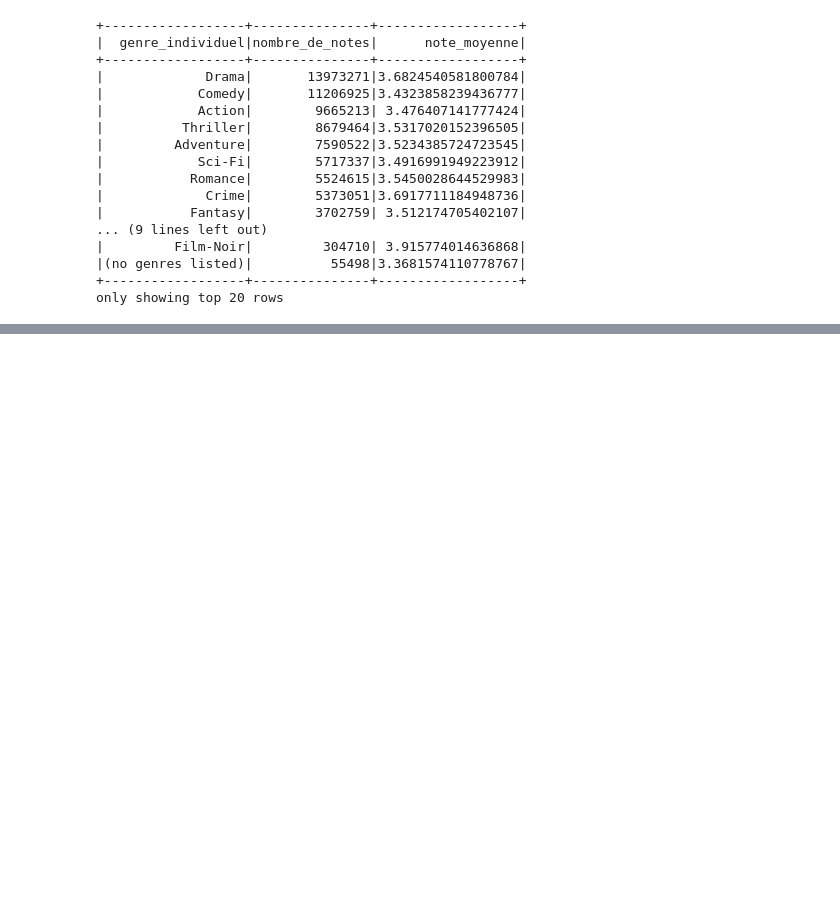
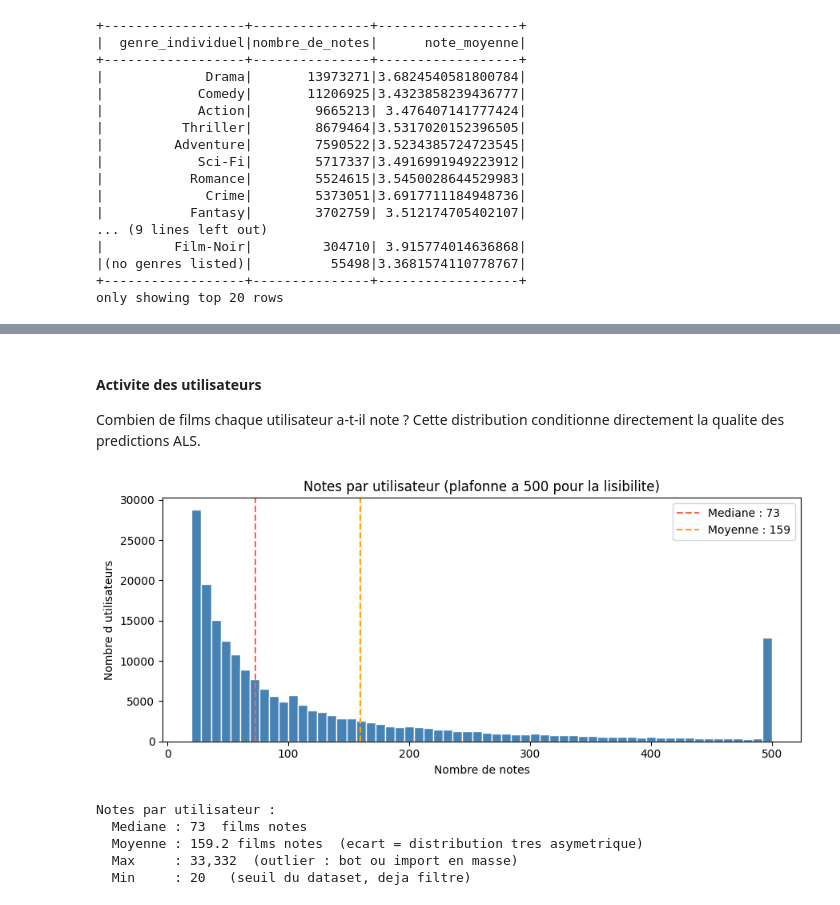
Before and after one commit to helio-aubrun/sparkle-movie, a Jupyter notebook: 01_exploration.ipynb, the cells around one changed output, grey strips where cells are left out. Drawn from its saved outputs; the diff is of its cells as text; code cells hidden in the pictures; blank space fills up the shorter version.

```diff
--- a/01_exploration.ipynb
+++ b/01_exploration.ipynb
@@ -206,0 +275,34 @@ only showing top 20 rows
+# %% [markdown]
+#### Activite des utilisateurs
+
+Combien de films chaque utilisateur a-t-il note ?
+Cette distribution conditionne directement la qualite des predictions ALS.
+# %%
+notes_par_user = df_ratings_final.groupBy('userId').count().toPandas()
+
+mediane_u = notes_par_user['count'].median()
+moyenne_u = notes_par_user['count'].mean()
+
+plt.figure(figsize=(9, 4))
+plt.hist(notes_par_user['count'].clip(upper=500), bins=60, color='steelblue', edgecolor='white')
+plt.axvline(mediane_u, color='tomato', linestyle='--', linewidth=1.5, label=f'Mediane : {mediane_u:.0f}')
+plt.axvline(moyenne_u, color='orange', linestyle='--', linewidth=1.5, label=f'Moyenne : {moyenne_u:.0f}')
+plt.title('Notes par utilisateur (plafonne a 500 pour la lisibilite)')
+plt.xlabel('Nombre de notes')
+plt.ylabel('Nombre d utilisateurs')
+plt.legend()
+plt.tight_layout()
+plt.show()
+
+print('Notes par utilisateur :')
+print(f'  Mediane : {mediane_u:.0f}  films notes')
+print(f'  Moyenne : {moyenne_u:.1f} films notes  (ecart = distribution tres asymetrique)')
+print(f'  Max     : {notes_par_user["count"].max():,}  (outlier : bot ou import en masse)')
+print(f'  Min     : {notes_par_user["count"].min():,}   (seuil du dataset, deja filtre)')
+# %% [output]
+[figure, added]
+Notes par utilisateur :
+  Mediane : 73  films notes
+  Moyenne : 159.2 films notes  (ecart = distribution tres asymetrique)
+  Max     : 33,332  (outlier : bot ou import en masse)
+  Min     : 20   (seuil du dataset, deja filtre)
```
Also changed, not shown: parts of 16 cells of this notebook.
